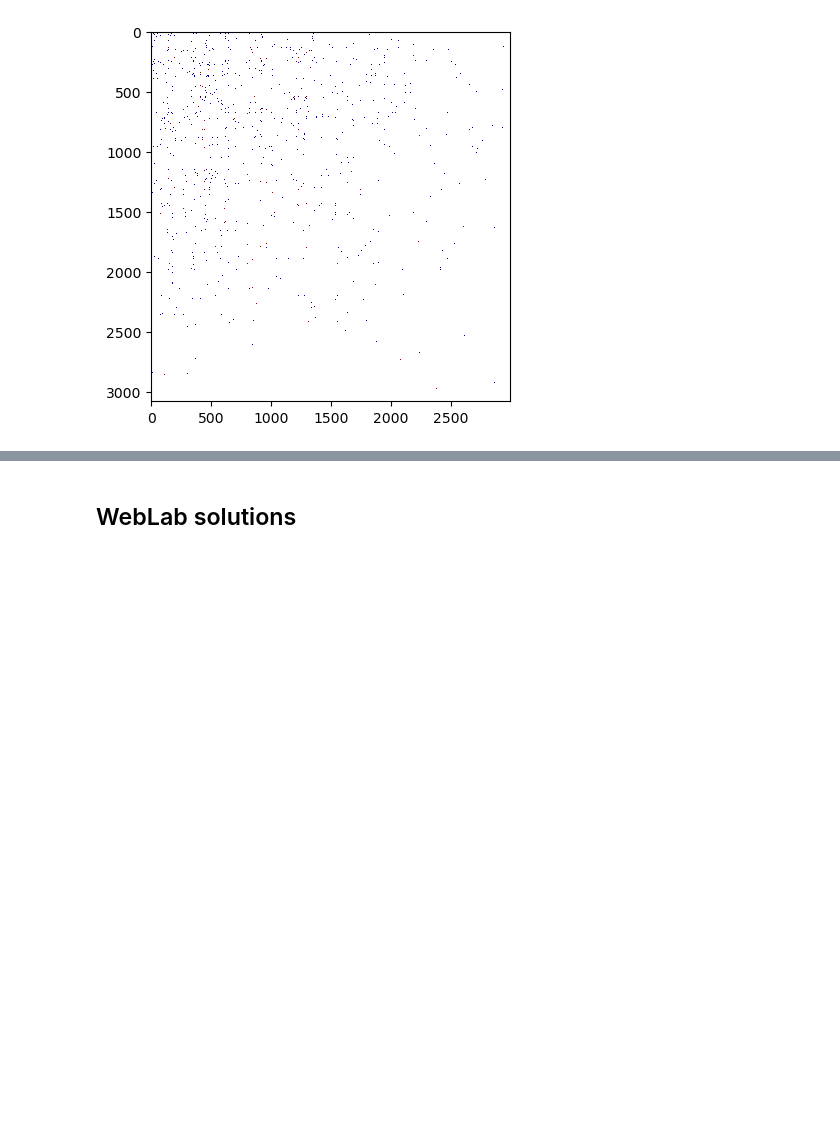
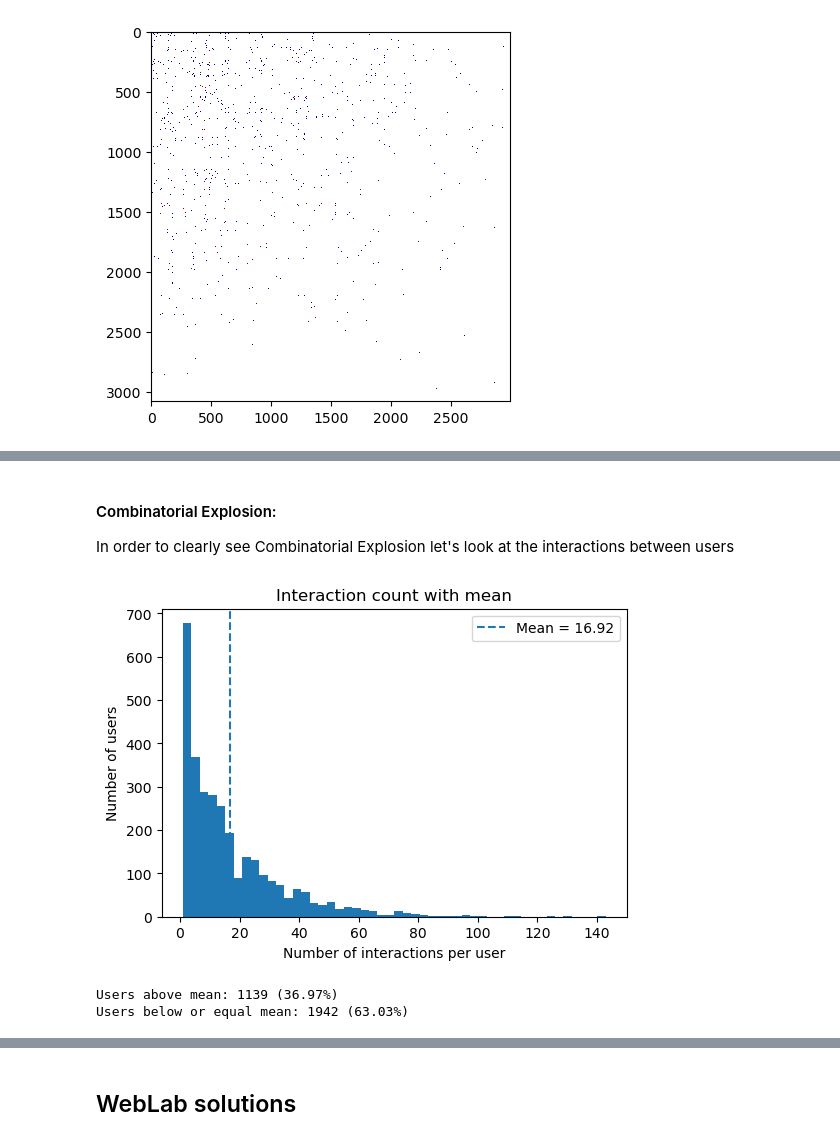
Before and after one commit to ArdaKatrancioglu/dm-lab-2, a Jupyter notebook: dm_2026_lab_assignment_2_pipeline.ipynb, the cells around one changed output, grey strips where cells are left out. Saved outputs shown, nothing was run; the diff lists cells and outputs as text; code cells hidden in the pictures; blank space fills up the shorter version.

```diff
--- a/dm_2026_lab_assignment_2_pipeline.ipynb
+++ b/dm_2026_lab_assignment_2_pipeline.ipynb
@@ -33,0 +76,25 @@ plt.pause(0.1)
+# %% [markdown]
+#### Combinatorial Explosion:
+In order to clearly see Combinatorial Explosion let's look at the interactions between users
+# %%
+interaction_count = np.sum(~np.isnan(train_data), axis=1)
+mean_interactions = interaction_count.mean()
+
+plt.figure(figsize=(6, 4))
+plt.hist(interaction_count, bins=50)
+plt.axvline(mean_interactions, linestyle='--', label=f"Mean = {mean_interactions:.2f}")
+plt.xlabel("Number of interactions per user")
+plt.ylabel("Number of users")
+plt.title("Interaction count with mean")
+plt.legend()
+plt.show()
+
+num_above = np.sum(interaction_count > mean_interactions)
+num_below = len(interaction_count) - num_above
+
+print(f"Users above mean: {num_above} ({num_above/len(interaction_count):.2%})")
+print(f"Users below or equal mean: {num_below} ({num_below/len(interaction_count):.2%})")
+# %% [output]
+[figure, added]
+Users above mean: 1139 (36.97%)
+Users below or equal mean: 1942 (63.03%)
```
Also changed, not shown: parts of 16 cells of this notebook.
